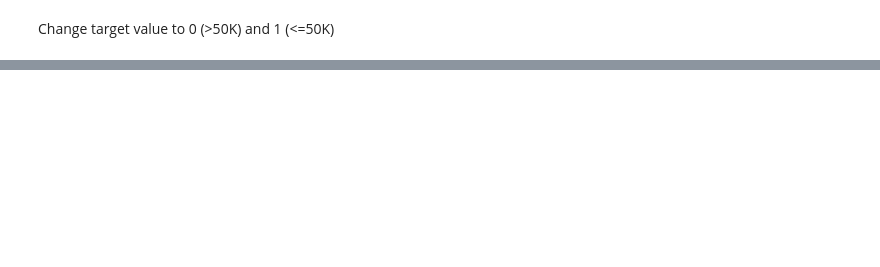
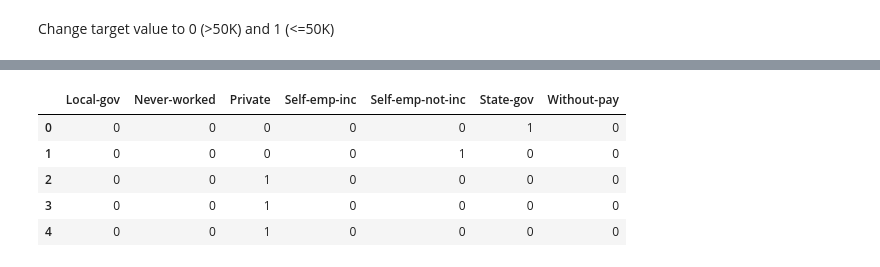
Before and after one commit to Melvinmcrn/DataScience, a Jupyter notebook: ML1_Challenge.ipynb, the cells around one changed output, grey strips where cells are left out. Saved outputs shown, nothing was run; the diff lists cells and outputs as text; code cells hidden in the pictures; blank space fills up the shorter version.

```diff
--- a/ML1_Challenge.ipynb
+++ b/ML1_Challenge.ipynb
@@ -95,6 +110,6 @@ cleaned_data.head()
 Change target value to 0 (>50K) and 1 (<=50K)
 # %%
 mapping_dict = { 'salary': {'>50K':0, '<=50K':1}}
-cleaned_data = data.replace(mapping_dict)
-cleaned_data.head()
+cleaned_data = cleaned_data.replace(mapping_dict)
+cleaned_data.info()
 # %% [output]
@@ -106,0 +150,10 @@ cleaned_data.head()
+# %%
+dummy = pd.get_dummies(cleaned_data['workclass'], drop_first=True)
+dummy.head(5)
+# %% [output]
+|  | Local-gov | Never-worked | Private | Self-emp-inc | Self-emp-not-inc | State-gov | Without-pay |
+| 0 | 0 | 0 | 0 | 0 | 0 | 1 | 0 |
+| 1 | 0 | 0 | 0 | 0 | 1 | 0 | 0 |
+| 2 | 0 | 0 | 1 | 0 | 0 | 0 | 0 |
+| 3 | 0 | 0 | 1 | 0 | 0 | 0 | 0 |
+| 4 | 0 | 0 | 1 | 0 | 0 | 0 | 0 |
```
Also changed, not shown: parts of 28 cells of this notebook.
